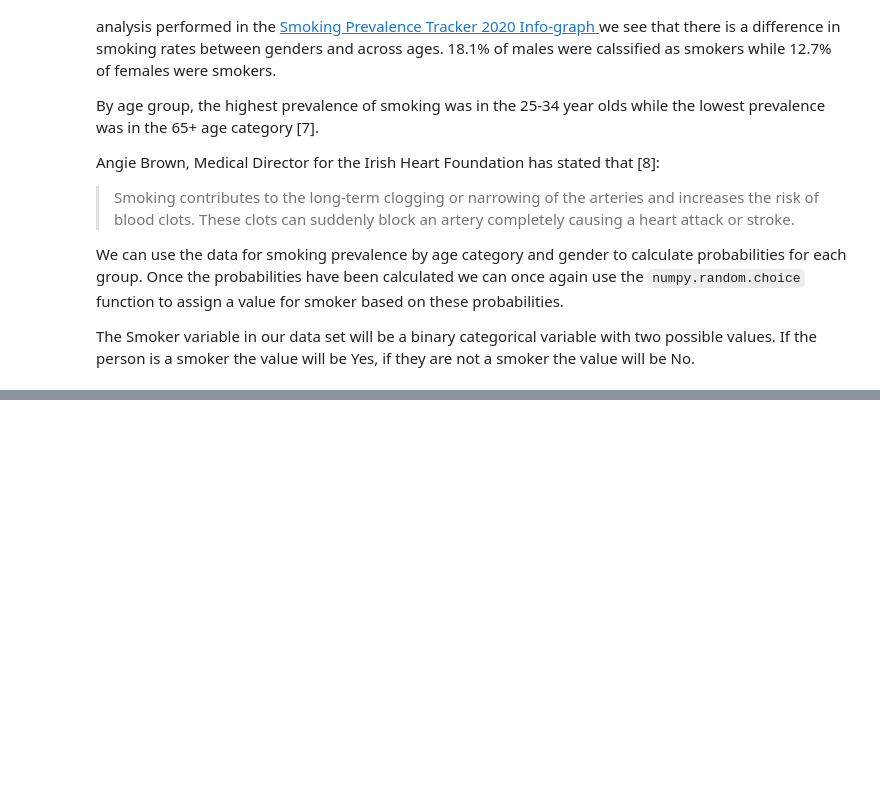
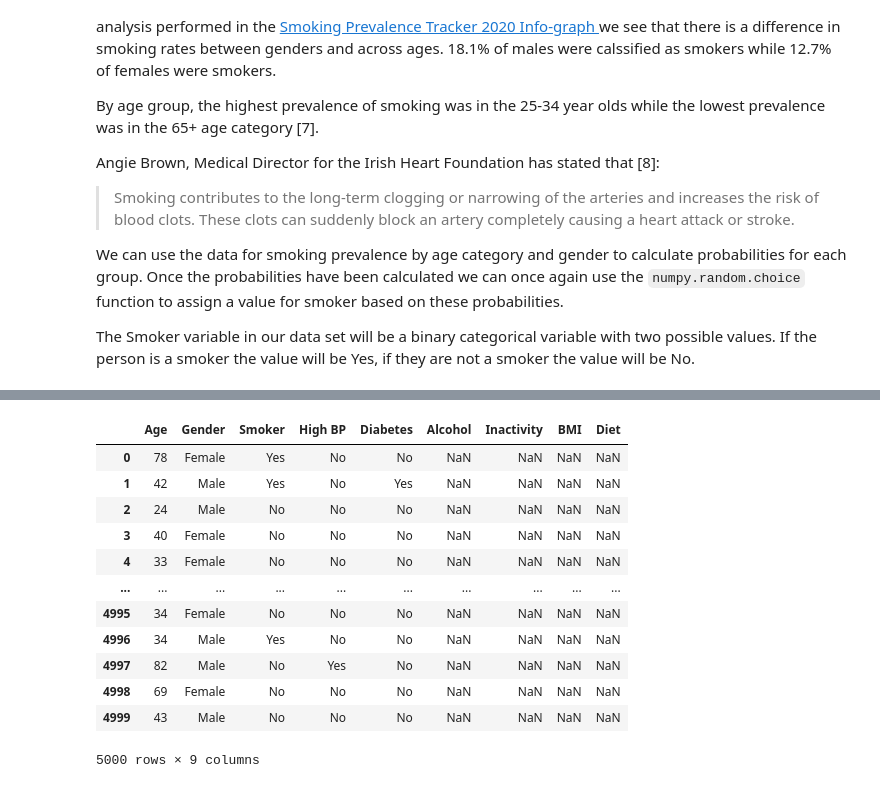
Before and after one commit to Sam-Tracey/PDA_Project_2021, a Jupyter notebook: PDA_Project.ipynb, the cells around one changed output, grey strips where cells are left out. Drawn from its saved outputs; the diff is of its cells as text; code cells hidden in the pictures; blank space fills up the shorter version.

```diff
--- a/PDA_Project.ipynb
+++ b/PDA_Project.ipynb
@@ -340,0 +399,16 @@ ax = sns.catplot(x='Gender', y='Percent', hue='High BP', kind='bar', data=bp_gen
+# %%
+df
+# %% [output]
+|  | Age | Gender | Smoker | High BP | Diabetes | Alcohol | Inactivity | BMI | Diet |
+| 0 | 78 | Female | Yes | No | No | NaN | NaN | NaN | NaN |
+| 1 | 42 | Male | Yes | No | Yes | NaN | NaN | NaN | NaN |
+| 2 | 24 | Male | No | No | No | NaN | NaN | NaN | NaN |
+| 3 | 40 | Female | No | No | No | NaN | NaN | NaN | NaN |
+| 4 | 33 | Female | No | No | No | NaN | NaN | NaN | NaN |
+| ... | ... | ... | ... | ... | ... | ... | ... | ... | ... |
+| 4995 | 34 | Female | No | No | No | NaN | NaN | NaN | NaN |
+| 4996 | 34 | Male | Yes | No | No | NaN | NaN | NaN | NaN |
+| 4997 | 82 | Male | No | Yes | No | NaN | NaN | NaN | NaN |
+| 4998 | 69 | Female | No | No | No | NaN | NaN | NaN | NaN |
+| 4999 | 43 | Male | No | No | No | NaN | NaN | NaN | NaN |
+5000 rows × 9 columns
```
Also changed, not shown: parts of 25 cells of this notebook, 2 other files.
